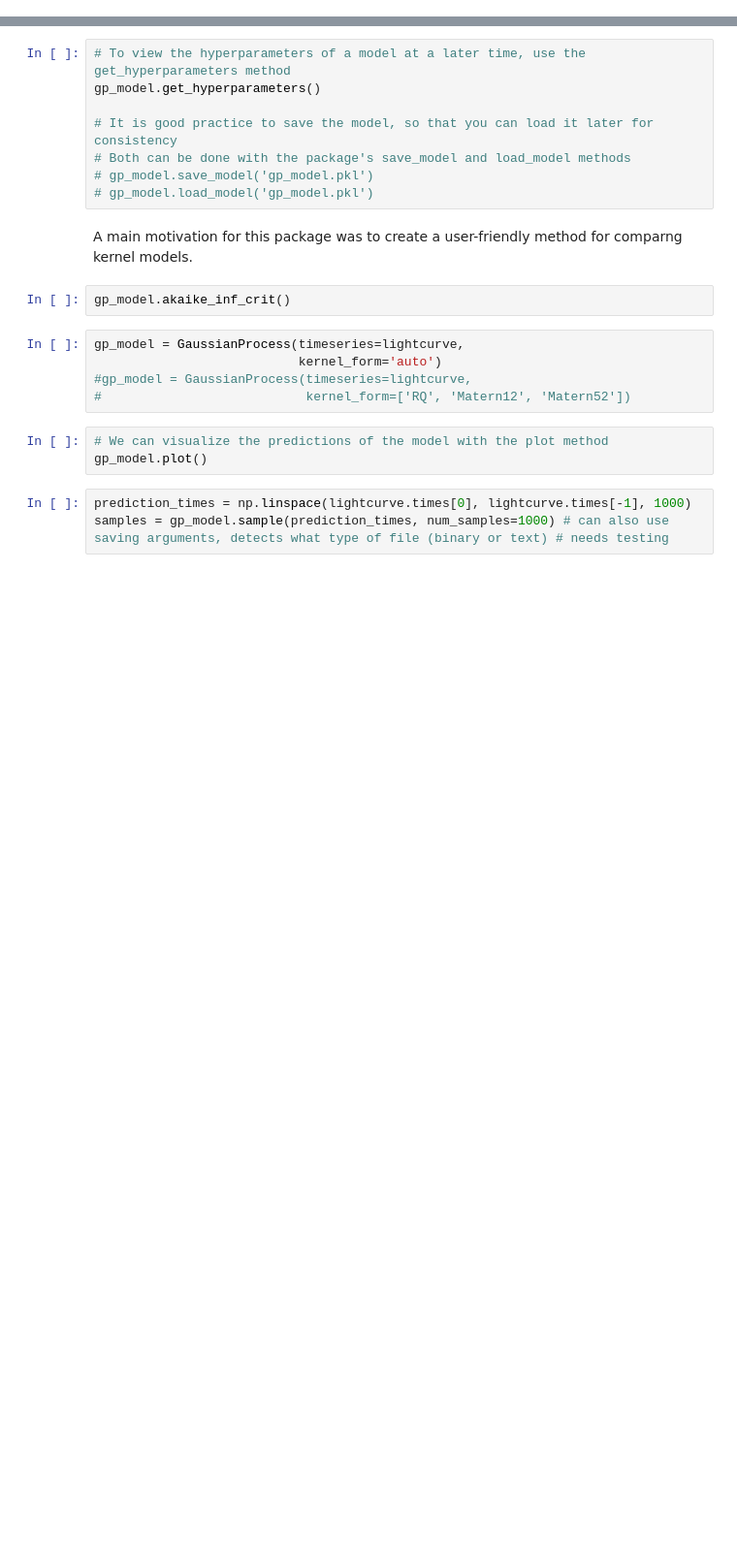
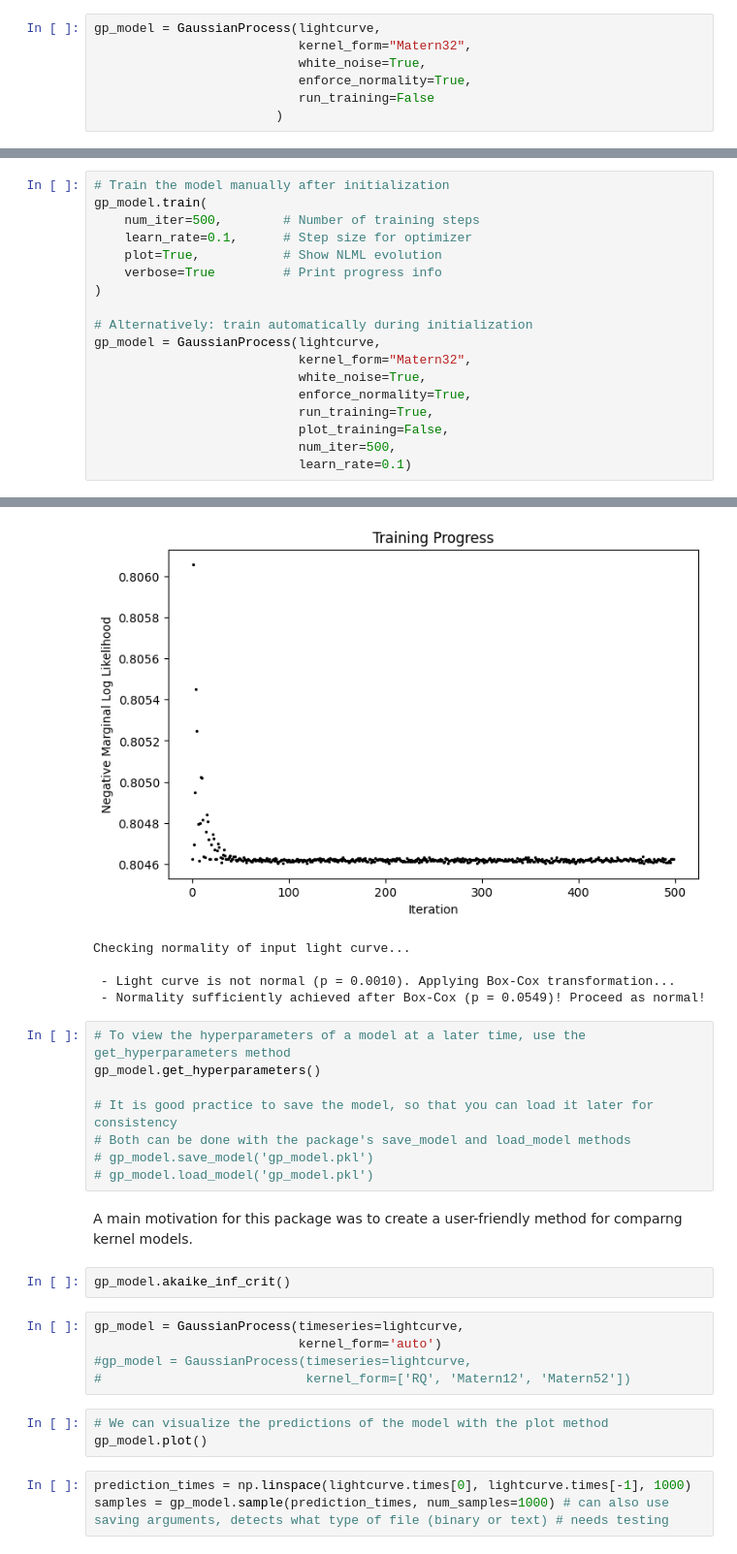
Before and after one commit to collinlewin/STELA-Toolkit, a Jupyter notebook: tutorials/main_tutorial.ipynb, the cells around one changed output, grey strips where cells are left out. Shown at 97% size. Saved outputs shown, nothing was run; the diff lists cells and outputs as text; blank space fills up the shorter version.

```diff
--- a/tutorials/main_tutorial.ipynb
+++ b/tutorials/main_tutorial.ipynb
@@ -179,0 +242,7 @@ gp_model = GaussianProcess(timeseries=lightcurve,
+# %%
+gp_model = GaussianProcess(lightcurve,
+                           kernel_form="Matern32",
+                           white_noise=True,
+                           enforce_normality=True,
+                           run_training=False
+                        )
@@ -179,0 +293,19 @@ gp_model = GaussianProcess(timeseries=lightcurve,
+# %%
+# Train the model manually after initialization
+gp_model.train(
+    num_iter=500,        # Number of training steps
+    learn_rate=0.1,      # Step size for optimizer
+    plot=True,           # Show NLML evolution
+    verbose=True         # Print progress info
+)
+
+# Alternatively: train automatically during initialization
+gp_model = GaussianProcess(lightcurve,
+                           kernel_form="Matern32",
+                           white_noise=True,
+                           enforce_normality=True,
+                           run_training=True,
+                           plot_training=False,
+                           num_iter=500,
+                           learn_rate=0.1)
+# %% [output]
@@ -180,3 +329,8 @@ gp_model = GaussianProcess(timeseries=lightcurve,
+[figure, added]
+Checking normality of input light curve...
+
+ - Light curve is not normal (p = 0.0010). Applying Box-Cox transformation...
+ - Normality sufficiently achieved after Box-Cox (p = 0.0549)! Proceed as normal!
 # %%
 # To view the hyperparameters of a model at a later time, use the get_hyperparameters method
 gp_model.get_hyperparameters()
```
Also changed, not shown: parts of 20 cells of this notebook.
